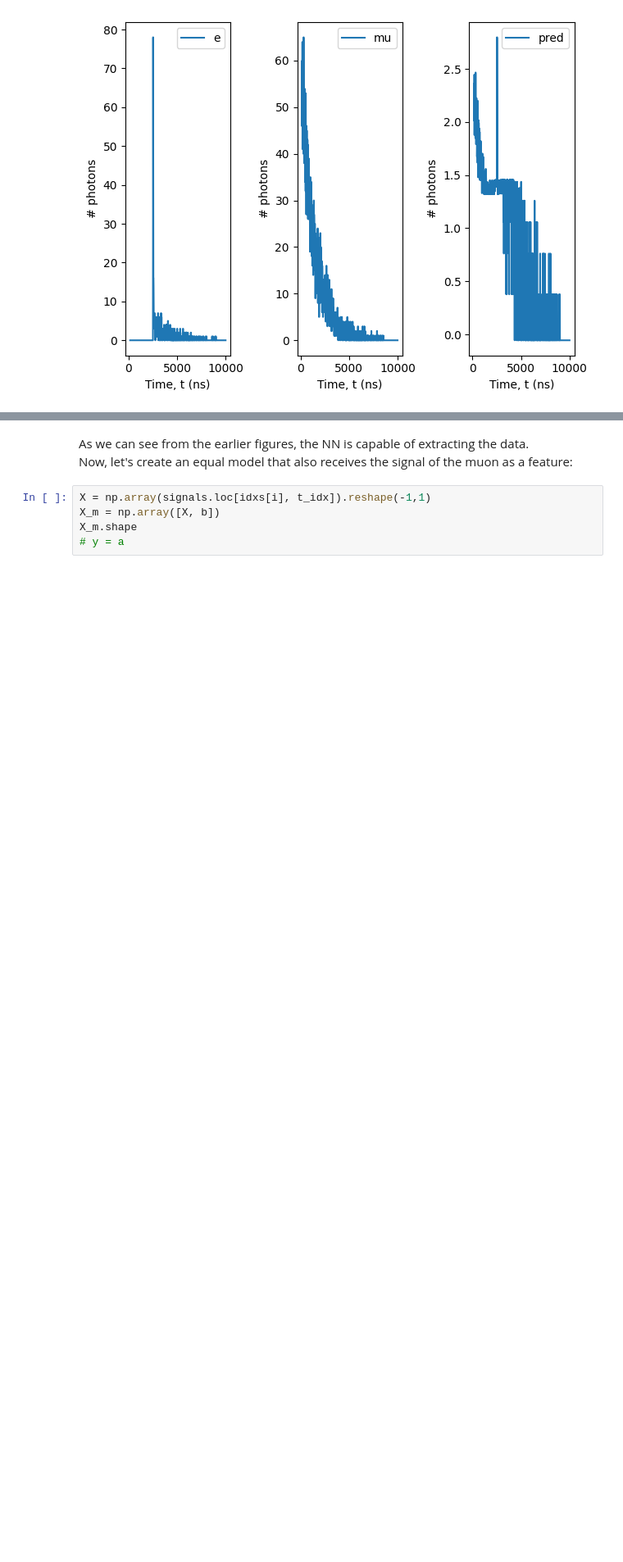
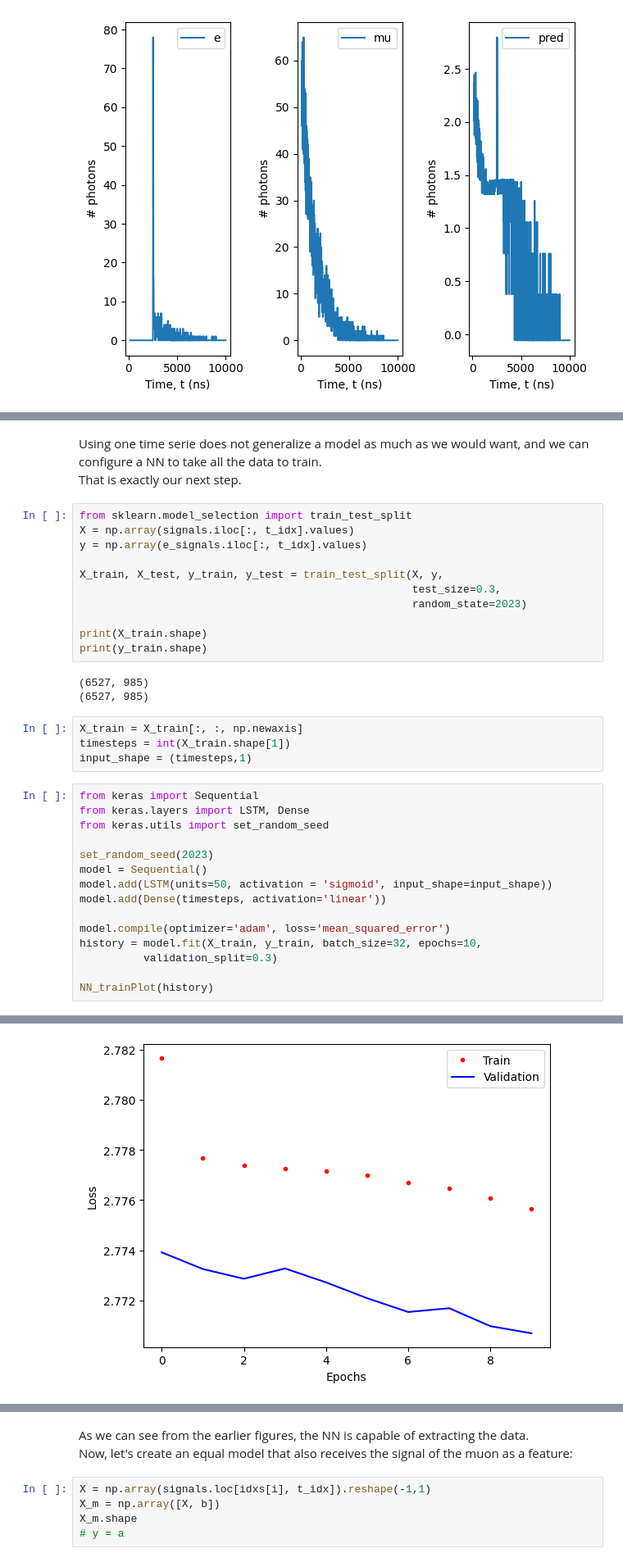
Before and after one commit to JaviGamero/LArTPC_Calibration, a Jupyter notebook: scripts/python/signalDecompose/DL_Algorithms.ipynb, the cells around one changed output, grey strips where cells are left out. Shown: that part at 82% size. Drawn from its saved outputs; the diff is of its cells as text; blank space fills up the shorter version.

Commit message:
DL: learnt input and output

```diff
--- a/scripts/python/signalDecompose/DL_Algorithms.ipynb
+++ b/scripts/python/signalDecompose/DL_Algorithms.ipynb
@@ -188,0 +196,38 @@ plotSignals(t, v, ['e', 'mu', 'pred'], sep=True)
+# %% [markdown]
+Using one time serie does not generalize a model as much as we would want, and
+we can configure a NN to take all the data to train.
+That is exactly our next step.
+# %%
+from sklearn.model_selection import train_test_split
+X = np.array(signals.iloc[:, t_idx].values)
+y = np.array(e_signals.iloc[:, t_idx].values)
+
+X_train, X_test, y_train, y_test = train_test_split(X, y,
+                                                    test_size=0.3,
+                                                    random_state=2023)
+
+print(X_train.shape)
+print(y_train.shape)
+# %% [output]
+(6527, 985)
+(6527, 985)
+# %%
+X_train = X_train[:, :, np.newaxis]
+timesteps = int(X_train.shape[1])
+input_shape = (timesteps,1)
+# %%
+from keras import Sequential
+from keras.layers import LSTM, Dense
+from keras.utils import set_random_seed
+
+set_random_seed(2023)
+model = Sequential()
+model.add(LSTM(units=50, activation = 'sigmoid', input_shape=input_shape))
+model.add(Dense(timesteps, activation='linear'))
+
+model.compile(optimizer='adam', loss='mean_squared_error')
+history = model.fit(X_train, y_train, batch_size=32, epochs=10,
+          validation_split=0.3)
+
+NN_trainPlot(history)
+# %% [output]
@@ -188,0 +254 @@ plotSignals(t, v, ['e', 'mu', 'pred'], sep=True)
+[figure, added]
```
Also changed, not shown: parts of 11 cells of this notebook.
